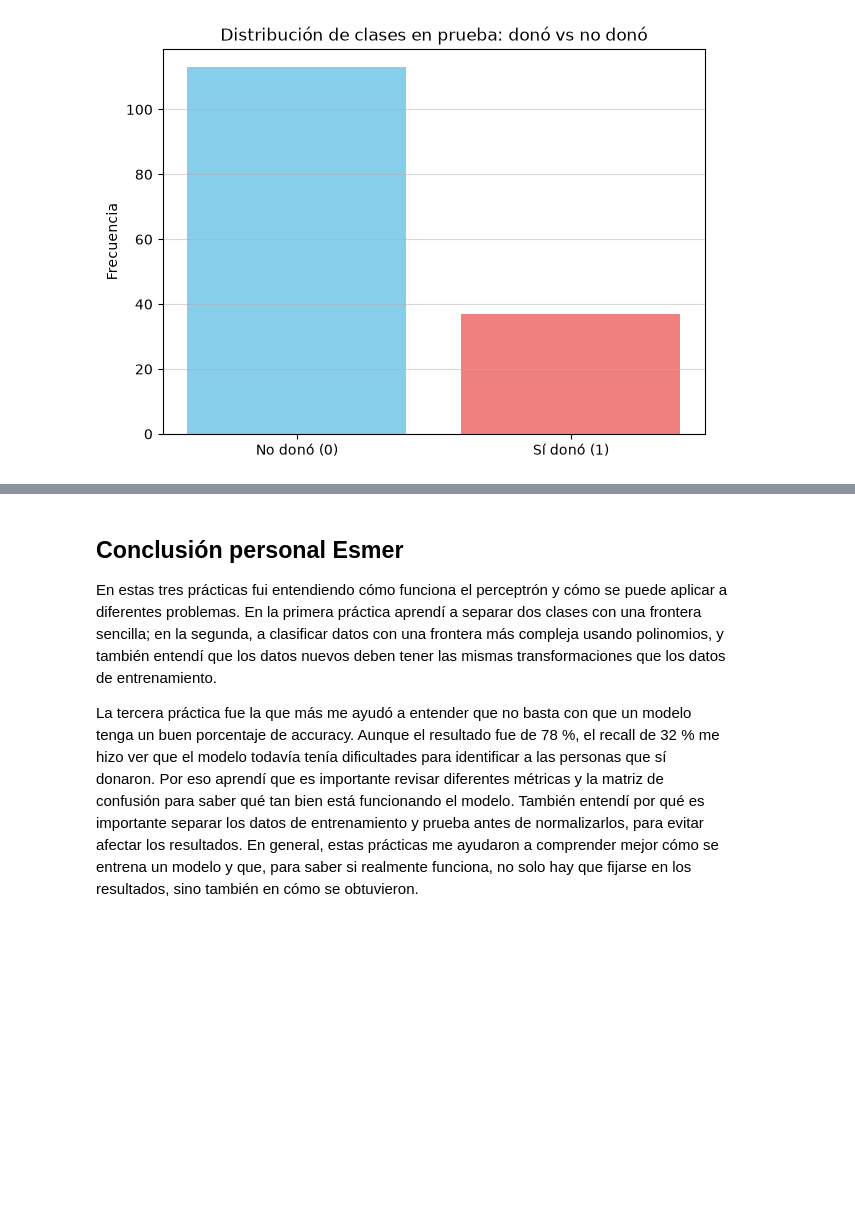
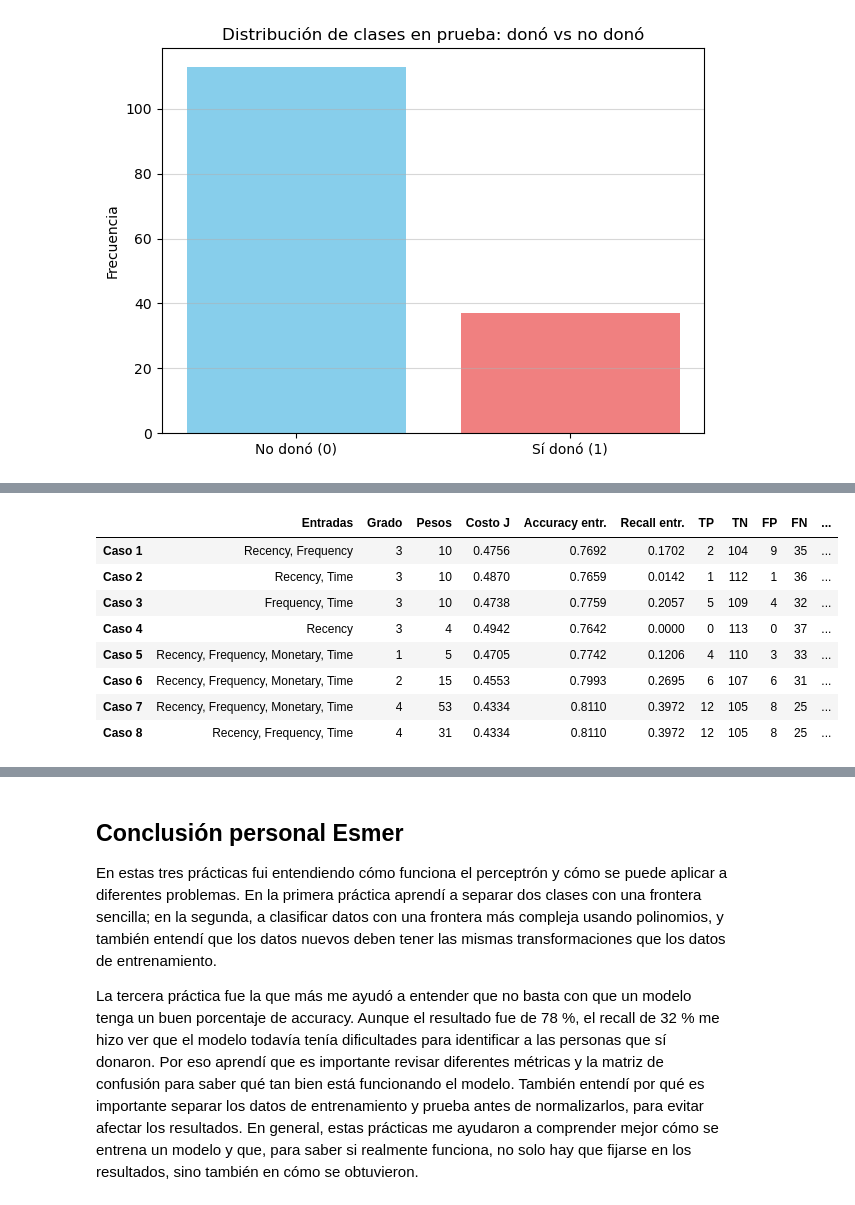
Before and after one commit to DayanniGodoy/MIA, a Jupyter notebook: Tarea 6_MIA.ipynb, the cells around one changed output, grey strips where cells are left out. Cells and saved outputs as stored; diff of their text form; code cells hidden in the pictures; blank space fills up the shorter version.

```diff
--- a/Tarea 6_MIA.ipynb
+++ b/Tarea 6_MIA.ipynb
@@ -447,0 +458,60 @@ Accuracy del modelo en prueba:                       0.7800
+# %%
+import pandas as pd
+
+nombres = ["Recency", "Frequency", "Monetary", "Time"]
+
+# Casos: (columnas de entrada, grado del polinomio)
+casos = [([0, 1],       3),   # Mismas entradas y grado que Perceptron_3.py
+         ([0, 3],       3),
+         ([1, 3],       3),
+         ([0],          3),
+         ([0, 1, 2, 3], 1),
+         ([0, 1, 2, 3], 2),
+         ([0, 1, 2, 3], 4),   # Modelo principal de la Práctica 3
+         ([0, 1, 3],    4)]   # Mismo modelo sin Monetary
+
+def evaluar_caso(cols, grado):
+    """Entrena la red con las columnas y el grado indicados; regresa las métricas."""
+    Xc = data[:, cols]
+    Yc = data[:, 4].reshape(-1, 1)
+    Xtr, Xte, Ytr, Yte = train_test_split(Xc, Yc, test_size=0.2, random_state=42)
+
+    # Normalización con los datos de entrenamiento
+    mu_c, sigma_c = Xtr.mean(axis=0), Xtr.std(axis=0)
+    Xtr = (Xtr - mu_c) / (sigma_c + 1e-8)
+    Xte = (Xte - mu_c) / (sigma_c + 1e-8)
+
+    Xa_c, _ = func_polinomio(Xtr, grado)
+    Xat_c, _ = func_polinomio(Xte, grado)
+
+    res = opt.minimize(func_costo, np.zeros(Xa_c.shape[1]), args=(Xa_c, Ytr),
+                       method='BFGS', jac=True, options={'maxiter': 1000})
+    W_c = res.x.reshape(-1, 1)
+
+    _, _, _, _, acc_tr, _, rec_tr = metricas(Ytr, np.round(sigmoide(Xa_c @ W_c)))
+    TP_c, TN_c, FP_c, FN_c, acc_te, pre_te, rec_te = metricas(Yte, np.round(sigmoide(Xat_c @ W_c)))
+
+    return {"Entradas": ", ".join(nombres[c] for c in cols),
+            "Grado": grado,
+            "Pesos": Xa_c.shape[1],
+            "Costo J": round(res.fun, 4),
+            "Accuracy entr.": round(acc_tr, 4),
+            "Recall entr.": round(rec_tr, 4),
+            "TP": TP_c, "TN": TN_c, "FP": FP_c, "FN": FN_c,
+            "Accuracy prueba": round(acc_te, 4),
+            "Precision prueba": round(pre_te, 4),
+            "Recall prueba": round(rec_te, 4)}
+
+tabla_casos = pd.DataFrame([evaluar_caso(c, g) for c, g in casos])
+tabla_casos.index = [f"Caso {i}" for i in range(1, len(casos) + 1)]
+tabla_casos
+# %% [output]
+|  | Entradas | Grado | Pesos | Costo J | Accuracy entr. | Recall entr. | TP | TN | FP | FN | ... |
+| Caso 1 | Recency, Frequency | 3 | 10 | 0.4756 | 0.7692 | 0.1702 | 2 | 104 | 9 | 35 | ... |
+| Caso 2 | Recency, Time | 3 | 10 | 0.4870 | 0.7659 | 0.0142 | 1 | 112 | 1 | 36 | ... |
+| Caso 3 | Frequency, Time | 3 | 10 | 0.4738 | 0.7759 | 0.2057 | 5 | 109 | 4 | 32 | ... |
+| Caso 4 | Recency | 3 | 4 | 0.4942 | 0.7642 | 0.0000 | 0 | 113 | 0 | 37 | ... |
+| Caso 5 | Recency, Frequency, Monetary, Time | 1 | 5 | 0.4705 | 0.7742 | 0.1206 | 4 | 110 | 3 | 33 | ... |
+| Caso 6 | Recency, Frequency, Monetary, Time | 2 | 15 | 0.4553 | 0.7993 | 0.2695 | 6 | 107 | 6 | 31 | ... |
+| Caso 7 | Recency, Frequency, Monetary, Time | 4 | 53 | 0.4334 | 0.8110 | 0.3972 | 12 | 105 | 8 | 25 | ... |
+| Caso 8 | Recency, Frequency, Time | 4 | 31 | 0.4334 | 0.8110 | 0.3972 | 12 | 105 | 8 | 25 | ... |
```
Also changed, not shown: parts of 6 cells of this notebook.
